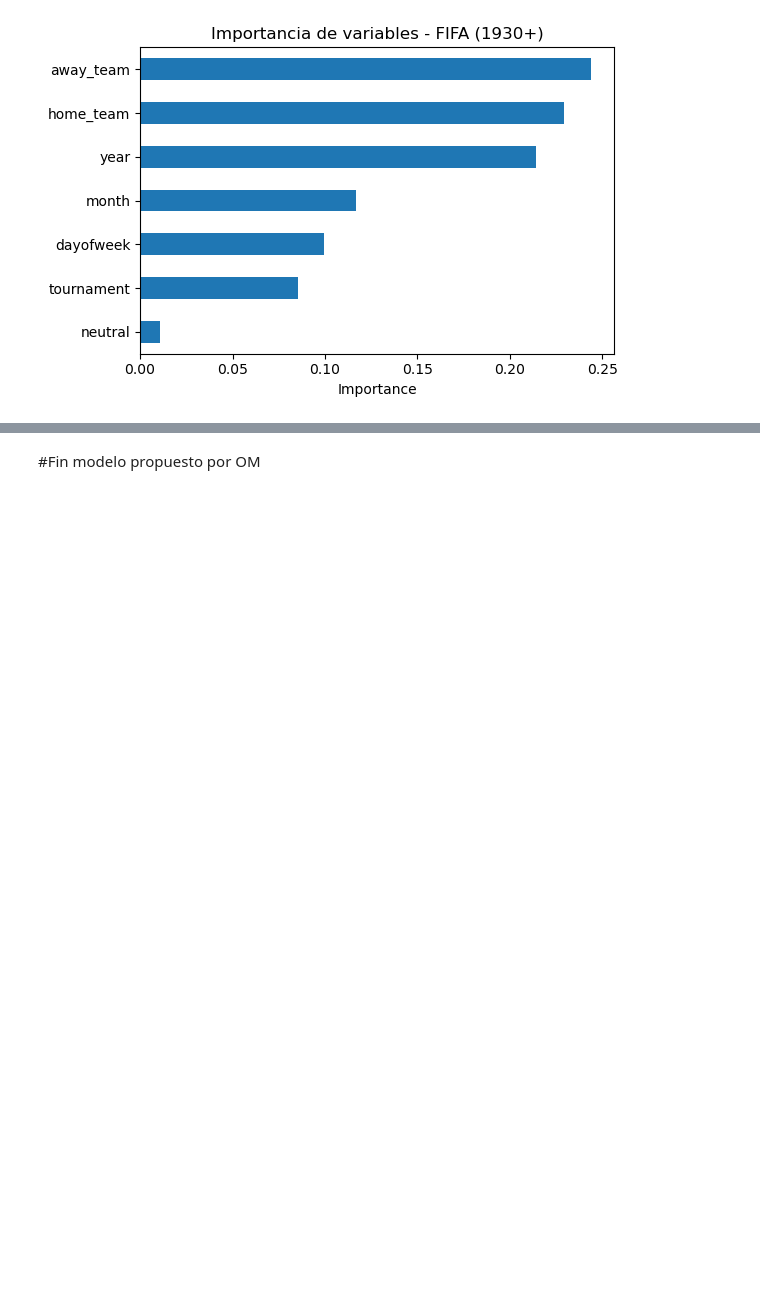
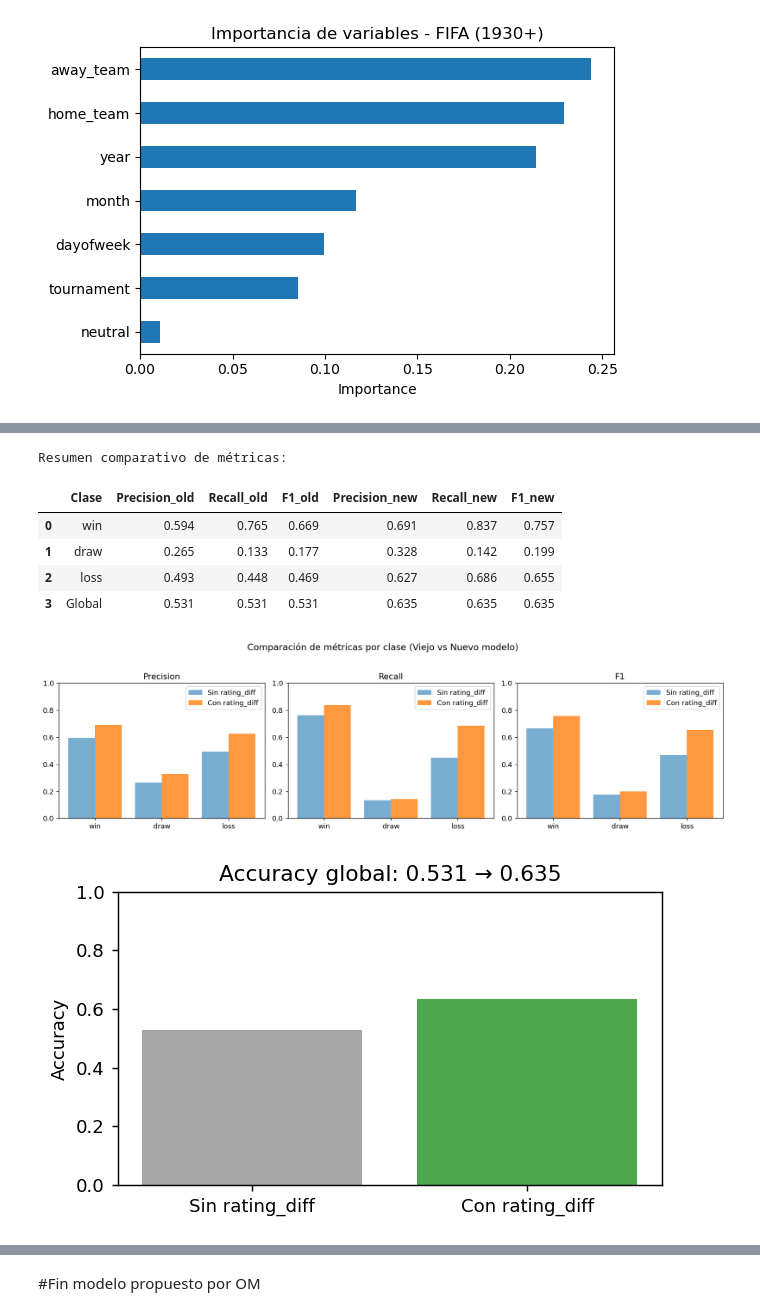
Before and after one commit to carlosrivasa/tpAdM, a Jupyter notebook: FIFA2026 OM.ipynb, the cells around one changed output, grey strips where cells are left out. Drawn from its saved outputs; the diff is of its cells as text; code cells hidden in the pictures; blank space fills up the shorter version.

```diff
--- a/FIFA2026 OM.ipynb
+++ b/FIFA2026 OM.ipynb
@@ -312,0 +699,65 @@ X_encoded = encoder.fit_transform(X, y)
+# %%
+# ============================================================
+# 6) Comparación visual: performance viejo vs nuevo
+# ============================================================
+
+from sklearn.metrics import precision_recall_fscore_support, accuracy_score
+
+# --- Métricas por clase ---
+labels = ["win", "draw", "loss"]
+
+prec_old, rec_old, f1_old, _ = precision_recall_fscore_support(y_te, y_pred_old, labels=labels, zero_division=0)
+prec_new, rec_new, f1_new, _ = precision_recall_fscore_support(y_te, y_pred_new, labels=labels, zero_division=0)
+
+acc_old = accuracy_score(y_te, y_pred_old)
+acc_new = accuracy_score(y_te, y_pred_new)
+
+# --- DataFrame resumen ---
+df_metrics = pd.DataFrame({
+    "Clase": labels + ["Global"],
+    "Precision_old": list(prec_old) + [np.nan],
+    "Recall_old": list(rec_old) + [np.nan],
+    "F1_old": list(f1_old) + [np.nan],
+    "Precision_new": list(prec_new) + [np.nan],
+    "Recall_new": list(rec_new) + [np.nan],
+    "F1_new": list(f1_new) + [np.nan],
+})
+df_metrics.loc[df_metrics["Clase"]=="Global", ["Precision_old","Recall_old","F1_old"]] = acc_old
+df_metrics.loc[df_metrics["Clase"]=="Global", ["Precision_new","Recall_new","F1_new"]] = acc_new
+
+print("\nResumen comparativo de métricas:")
+display(df_metrics.round(3))
+
+# --- Visualización ---
+fig, axes = plt.subplots(1, 3, figsize=(14,4))
+metricas = ["Precision", "Recall", "F1"]
+
+for i, met in enumerate(metricas):
+    axes[i].bar(np.arange(len(labels)), df_metrics[f"{met}_old"][:-1], width=0.4, label="Sin rating_diff", alpha=0.6)
+    axes[i].bar(np.arange(len(labels))+0.4, df_metrics[f"{met}_new"][:-1], width=0.4, label="Con rating_diff", alpha=0.8)
+    axes[i].set_xticks(np.arange(len(labels))+0.2)
+    axes[i].set_xticklabels(labels)
+    axes[i].set_title(met)
+    axes[i].set_ylim(0,1)
+    axes[i].legend()
+
+plt.suptitle("Comparación de métricas por clase (Viejo vs Nuevo modelo)", fontsize=13)
+plt.tight_layout(rect=[0, 0, 1, 0.95])
+plt.show()
+
+# --- Global accuracy barplot ---
+plt.figure(figsize=(5,3))
+plt.bar(["Sin rating_diff","Con rating_diff"], [acc_old, acc_new], color=["gray","green"], alpha=0.7)
+plt.title(f"Accuracy global: {acc_old:.3f} → {acc_new:.3f}")
+plt.ylabel("Accuracy")
+plt.ylim(0,1)
+plt.show()
+# %% [output]
+Resumen comparativo de métricas:
+|  | Clase | Precision_old | Recall_old | F1_old | Precision_new | Recall_new | F1_new |
+| 0 | win | 0.594 | 0.765 | 0.669 | 0.691 | 0.837 | 0.757 |
+| 1 | draw | 0.265 | 0.133 | 0.177 | 0.328 | 0.142 | 0.199 |
+| 2 | loss | 0.493 | 0.448 | 0.469 | 0.627 | 0.686 | 0.655 |
+| 3 | Global | 0.531 | 0.531 | 0.531 | 0.635 | 0.635 | 0.635 |
+[figure, added]
+[figure, added]
```
Also changed, not shown: parts of 15 cells of this notebook.
